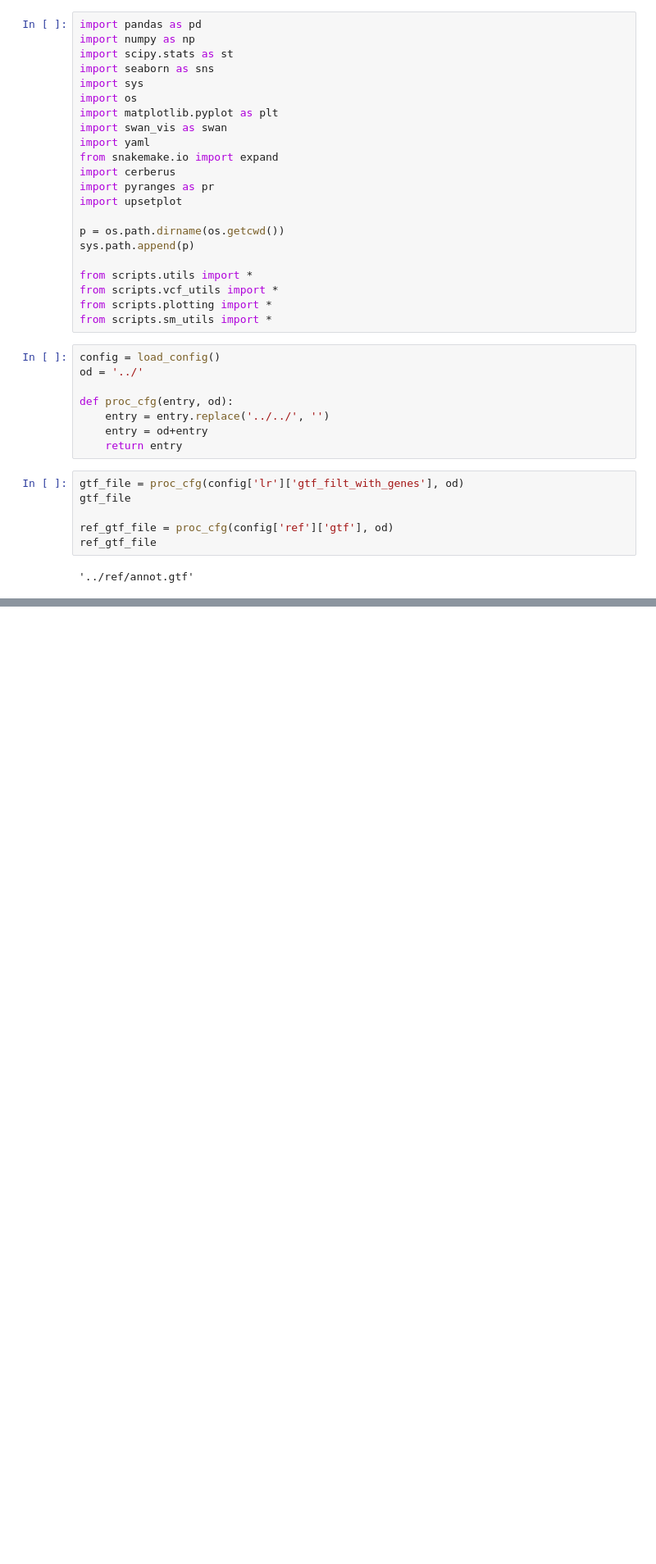
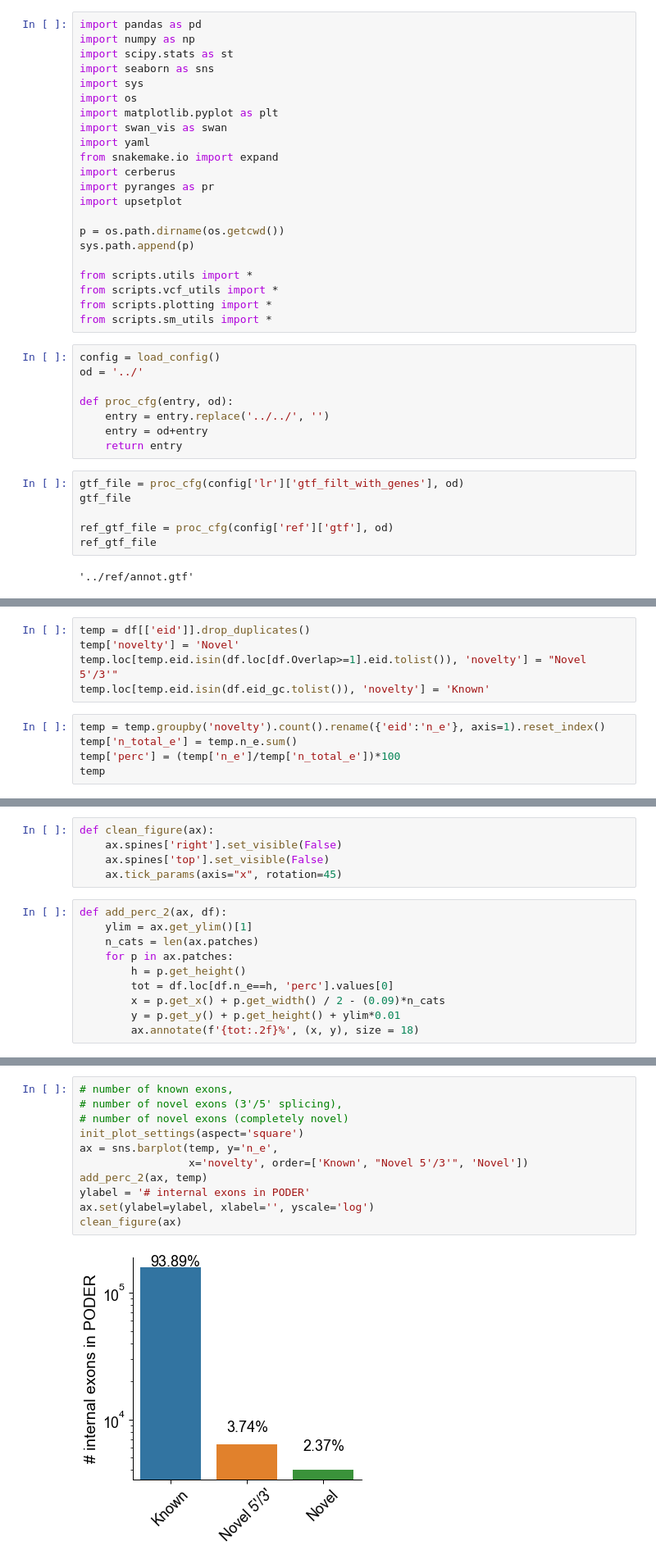
Before and after one commit to fairliereese/240903_pt, a Jupyter notebook: analysis/characterize_novel_exons.ipynb, the cells around one changed output, grey strips where cells are left out. Shown at 82% size. Saved outputs shown, nothing was run; the diff lists cells and outputs as text; blank space fills up the shorter version.

```diff
--- a/analysis/characterize_novel_exons.ipynb
+++ b/analysis/characterize_novel_exons.ipynb
@@ -44,0 +123,10 @@ ic_df = cerberus.get_ic(df)
+# %%
+temp = df[['eid']].drop_duplicates()
+temp['novelty'] = 'Novel'
+temp.loc[temp.eid.isin(df.loc[df.Overlap>=1].eid.tolist()), 'novelty'] = "Novel 5'/3'"
+temp.loc[temp.eid.isin(df.eid_gc.tolist()), 'novelty'] = 'Known'
+# %%
+temp = temp.groupby('novelty').count().rename({'eid':'n_e'}, axis=1).reset_index()
+temp['n_total_e'] = temp.n_e.sum()
+temp['perc'] = (temp['n_e']/temp['n_total_e'])*100
+temp
@@ -44,0 +138,15 @@ ic_df = cerberus.get_ic(df)
+# %%
+def clean_figure(ax):
+    ax.spines['right'].set_visible(False)
+    ax.spines['top'].set_visible(False)
+    ax.tick_params(axis="x", rotation=45)
+# %%
+def add_perc_2(ax, df):
+    ylim = ax.get_ylim()[1]
+    n_cats = len(ax.patches)
+    for p in ax.patches:
+        h = p.get_height()
+        tot = df.loc[df.n_e==h, 'perc'].values[0]
+        x = p.get_x() + p.get_width() / 2 - (0.09)*n_cats
+        y = p.get_y() + p.get_height() + ylim*0.01
+        ax.annotate(f'{tot:.2f}%', (x, y), size = 18)
@@ -44,0 +160,13 @@ ic_df = cerberus.get_ic(df)
+# %%
+# number of known exons,
+# number of novel exons (3'/5' splicing),
+# number of novel exons (completely novel)
+init_plot_settings(aspect='square')
+ax = sns.barplot(temp, y='n_e',
+                 x='novelty', order=['Known', "Novel 5'/3'", 'Novel'])
+add_perc_2(ax, temp)
+ylabel = '# internal exons in PODER'
+ax.set(ylabel=ylabel, xlabel='', yscale='log')
+clean_figure(ax)
+# %% [output]
+[figure, added]
```
Also changed, not shown: parts of 38 cells of this notebook, 2 other files.
